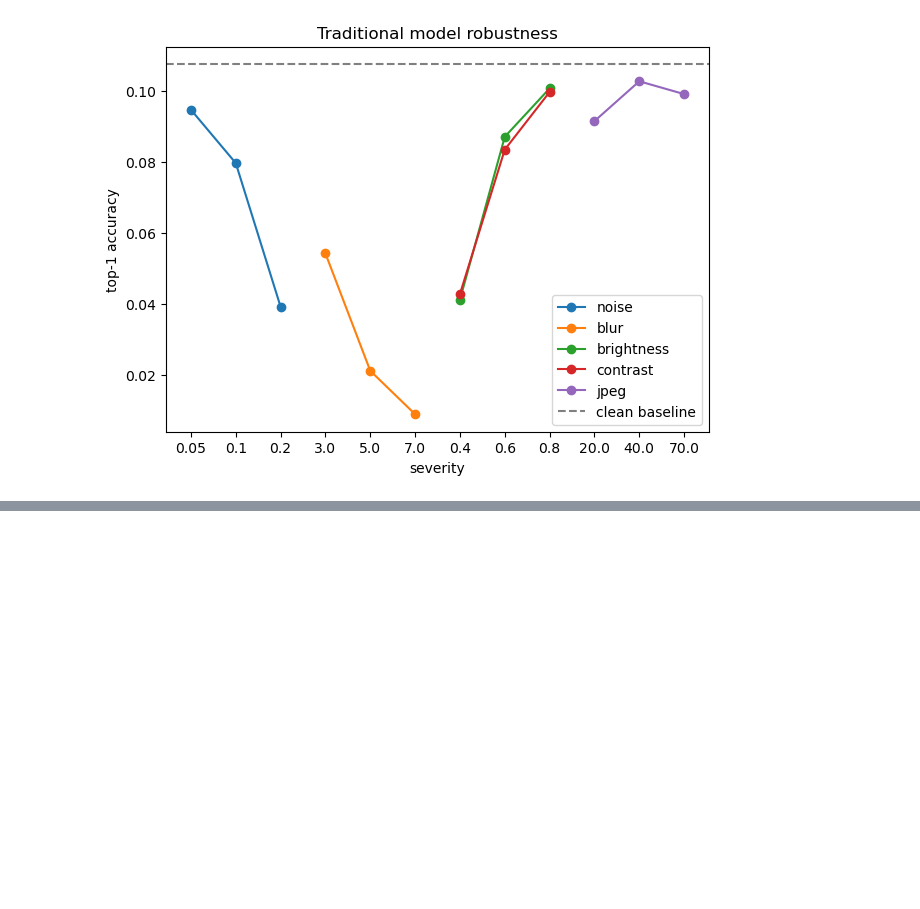
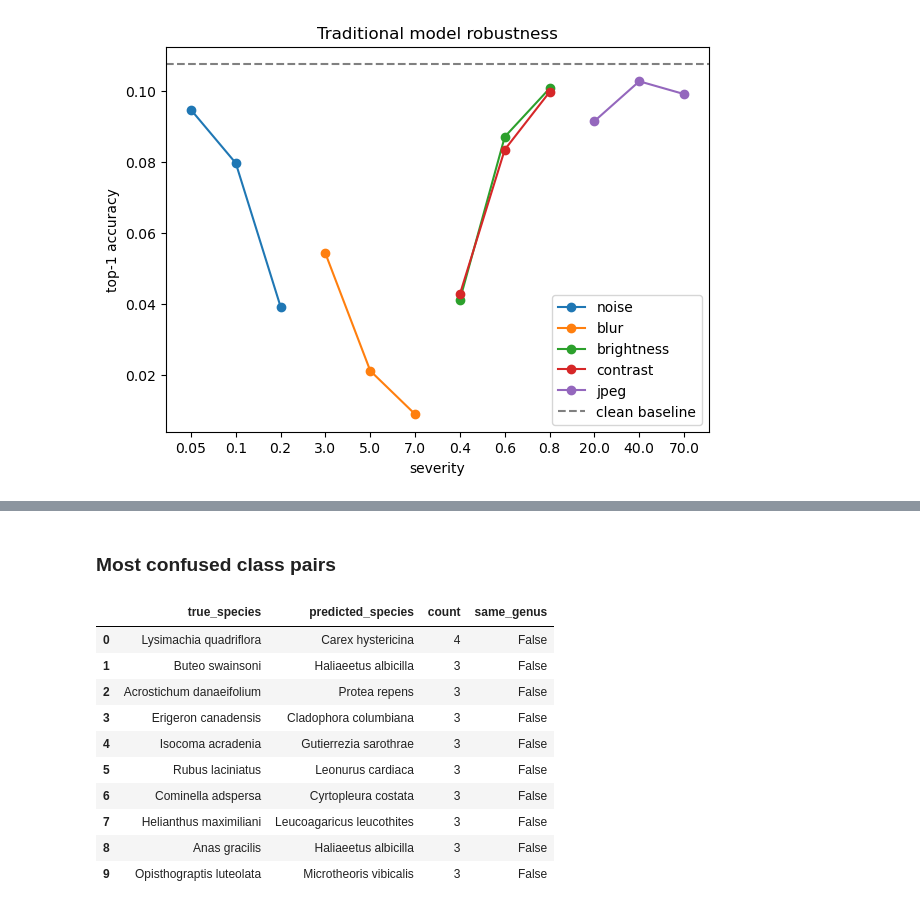
Before and after one commit to 2393159898-afk/COMP9517-project, a Jupyter notebook: notebooks/B_traditional_model.ipynb, the cells around one changed output, grey strips where cells are left out. Saved outputs shown, nothing was run; the diff lists cells and outputs as text; code cells hidden in the pictures; blank space fills up the shorter version.

```diff
--- a/notebooks/B_traditional_model.ipynb
+++ b/notebooks/B_traditional_model.ipynb
@@ -138,8 +150,8 @@ idx_to_name = dict(zip(train_df["class_idx"], train_df["label"]))
 
 sample = test_df.sample(5, random_state=9517)
 
+rows = []
 for _, row in sample.iterrows():
-    from PIL import Image
     img = Image.open(row.image_path).convert("RGB")
     desc = extract_descriptors(img, sift)
     feat = encode_bovw(desc, kmeans, 512).reshape(1, -1)
@@ -147,9 +159,13 @@ for _, row in sample.iterrows():
     scores = svm.decision_function(feat)
     pred_idx = svm.classes_[np.argmax(scores)]
 
-    true_name = idx_to_name[row.class_idx]
-    pred_name = idx_to_name[pred_idx]
-    mark = "correct" if pred_idx == row.class_idx else "wrong"
-    print(f"[{mark}] true: {true_name:30s} pred: {pred_name}")
+    rows.append({
+        "true_species": idx_to_name[row.class_idx],
+        "predicted_species": idx_to_name[pred_idx],
+        "correct": pred_idx == row.class_idx,
+    })
+
+prediction_demo_df = pd.DataFrame(rows)
+display(prediction_demo_df)
 # %% [output]
 Loading vocabulary from results/models\traditional_kmeans_k512.pkl
@@ -231,0 +288,35 @@ plt.show()
+# %% [markdown]
+### Most confused class pairs
+# %%
+def get_genus(name):
+    return name.split()[0]
+
+cm = np.array(clean_metrics["confusion_matrix"])
+np.fill_diagonal(cm, 0)
+flat_idx = np.argsort(cm.ravel())[::-1][:10]
+
+rows = []
+for idx in flat_idx:
+    true_i, pred_i = np.unravel_index(idx, cm.shape)
+    true_name, pred_name = idx_to_name[true_i], idx_to_name[pred_i]
+    rows.append({
+        "true_species": true_name,
+        "predicted_species": pred_name,
+        "count": int(cm[true_i, pred_i]),
+        "same_genus": get_genus(true_name) == get_genus(pred_name),
+    })
+
+confused_pairs_df = pd.DataFrame(rows)
+display(confused_pairs_df)
+# %% [output]
+|  | true_species | predicted_species | count | same_genus |
+| 0 | Lysimachia quadriflora | Carex hystericina | 4 | False |
+| 1 | Buteo swainsoni | Haliaeetus albicilla | 3 | False |
+| 2 | Acrostichum danaeifolium | Protea repens | 3 | False |
+| 3 | Erigeron canadensis | Cladophora columbiana | 3 | False |
+| 4 | Isocoma acradenia | Gutierrezia sarothrae | 3 | False |
+| 5 | Rubus laciniatus | Leonurus cardiaca | 3 | False |
+| 6 | Cominella adspersa | Cyrtopleura costata | 3 | False |
+| 7 | Helianthus maximiliani | Leucoagaricus leucothites | 3 | False |
+| 8 | Anas gracilis | Haliaeetus albicilla | 3 | False |
+| 9 | Opisthograptis luteolata | Microtheoris vibicalis | 3 | False |
```
Also changed, not shown: parts of 12 cells of this notebook, 5 other files.
